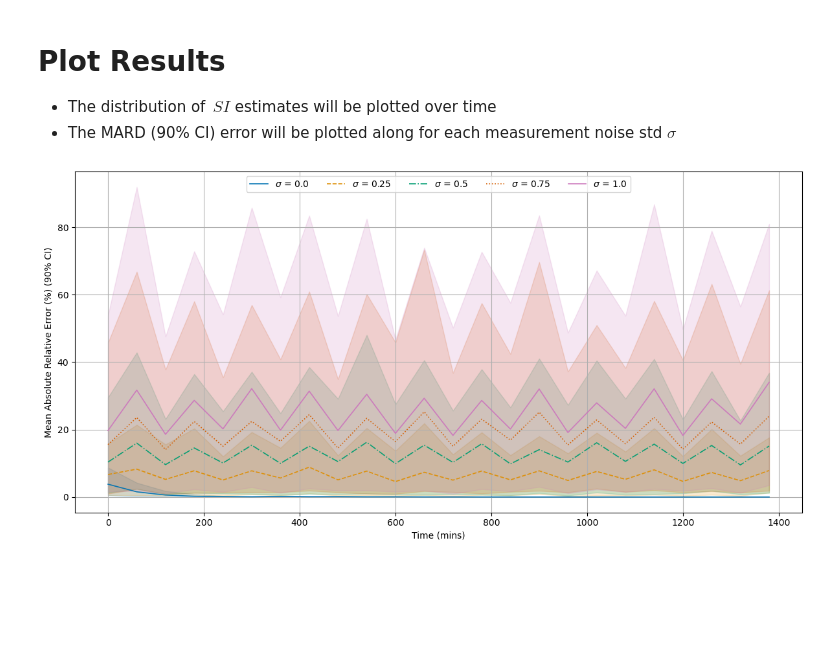
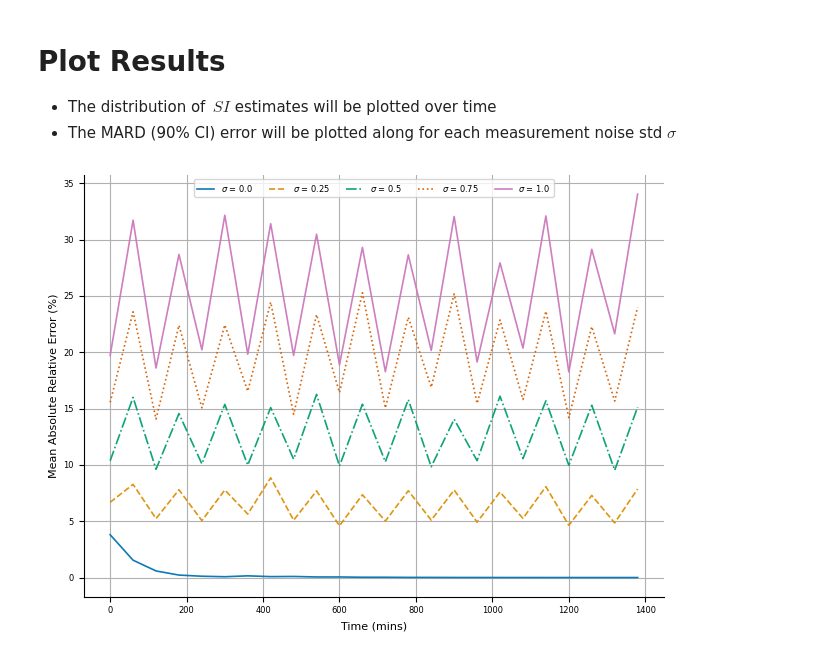
Before and after one commit to mlmulv/Thesis-Code, a Jupyter notebook: notebooks/02_Integral_Estimation.ipynb, the cells around one changed output. Saved outputs shown, nothing was run; the diff lists cells and outputs as text; code cells hidden in the pictures; blank space fills up the shorter version.

```diff
--- a/notebooks/02_Integral_Estimation.ipynb
+++ b/notebooks/02_Integral_Estimation.ipynb
@@ -12,3 +13,21 @@ import tomllib
+# %%
+FIG_WIDTH = 7.5  # width of figure in inches
+
+TINY_SIZE = 6
+SMALL_SIZE = 8
+MEDIUM_SIZE = 10
+BIGGER_SIZE = 12
+
+plt.rc("font", size=SMALL_SIZE)  # controls default text sizes
+plt.rc("axes", titlesize=TINY_SIZE, titleweight="bold")  # fontsize of the axes title
+plt.rc("axes", labelsize=SMALL_SIZE)  # fontsize of the x and y labels
+plt.rc("xtick", labelsize=TINY_SIZE)  # fontsize of the tick labels
+plt.rc("ytick", labelsize=TINY_SIZE)  # fontsize of the tick labels
+plt.rc("legend", fontsize=TINY_SIZE)  # legend fontsize
+plt.rc("figure", titlesize=BIGGER_SIZE)  # fontsize of the figure title
+
+rcParams["axes.spines.top"] = False
+rcParams["axes.spines.right"] = False
 # %% [markdown]
 # Introduction
 The goal of this file is to demonstrate the limitations of the integral parameter estimation used to calculate insulin sensitivity $S_I$
@@ -42,24 +61,25 @@ time = 60 * np.arange(mean_err.shape[1])
 # %%
 num_plots = mean_err.shape[0]
 palette = sns.color_palette("colorblind", num_plots)
 
-fig, ax = plt.subplots(figsize=(12, 6))
+fig, ax = plt.subplots()
 for i in range(num_plots):
     ax.plot(
         time,
         mean_err[i, :],
         color=palette[i],
         linewidth=1.2,
         alpha=0.95,
         linestyle=["-", "--", "-.", ":"][i % 4],
         label=f"$\\sigma$ = {meas_noise_std_02[i]}",
     )
-    ax.fill_between(time, ci_low[i, :], ci_high[i, :], color=palette[i], alpha=0.18)
+    # ax.fill_between(time, ci_low[i, :], ci_high[i, :], color=palette[i], alpha=0.18, label=f"{CI}% CI")
 
-ax.legend(loc="upper center", ncols=num_plots)
+ax.legend(loc="upper center", ncols=5)
 ax.set_xlabel("Time (mins)")
-ax.set_ylabel(f"Mean Absolute Relative Error (%) ({CI}% CI)")
+ax.set_ylabel("Mean Absolute Relative Error (%)")
 ax.grid()
 fig.tight_layout()
+# fig.savefig("5_2.svg", format="svg")
 # %% [output]
-[figure, old version]
+[figure, new version]
```
Also changed, not shown: parts of 1 cell of this notebook, 4 other files.
